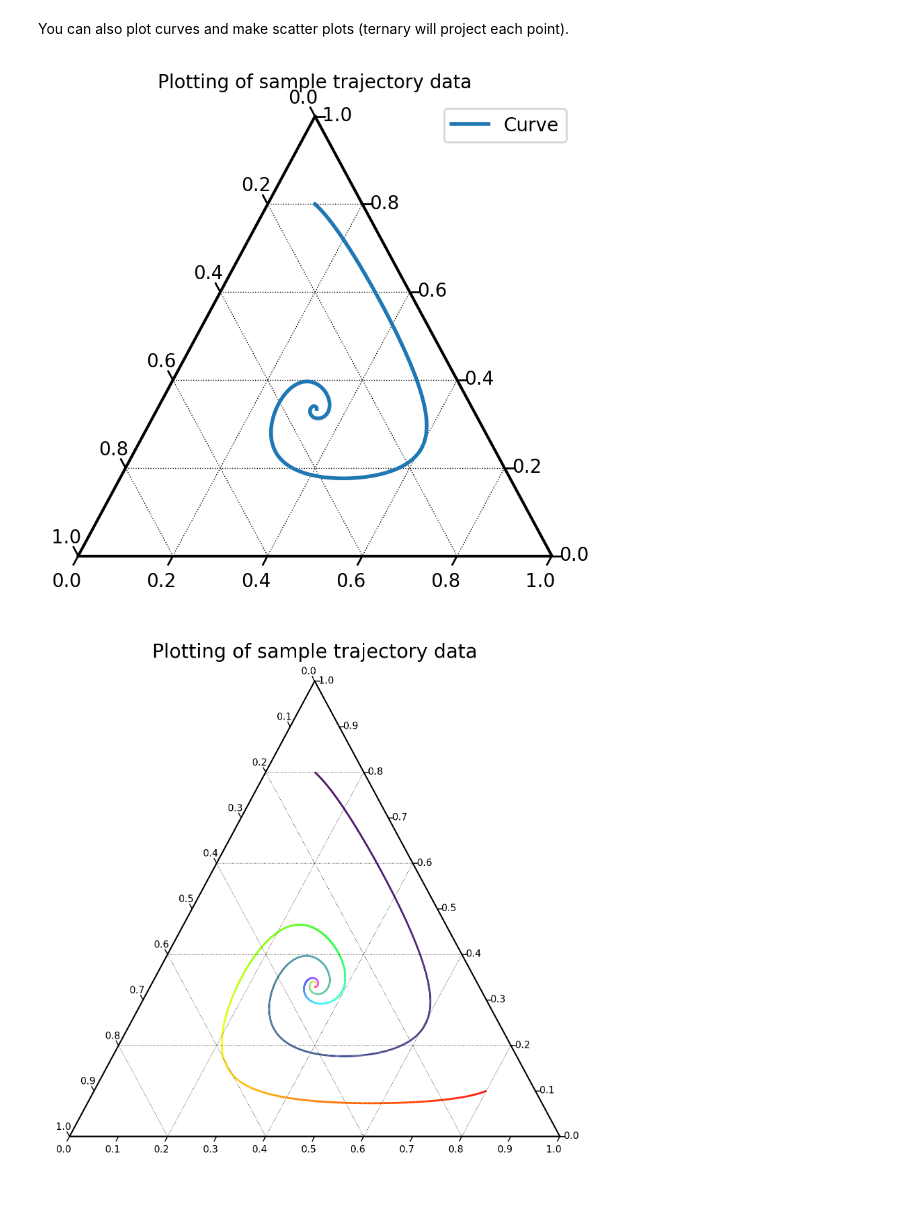
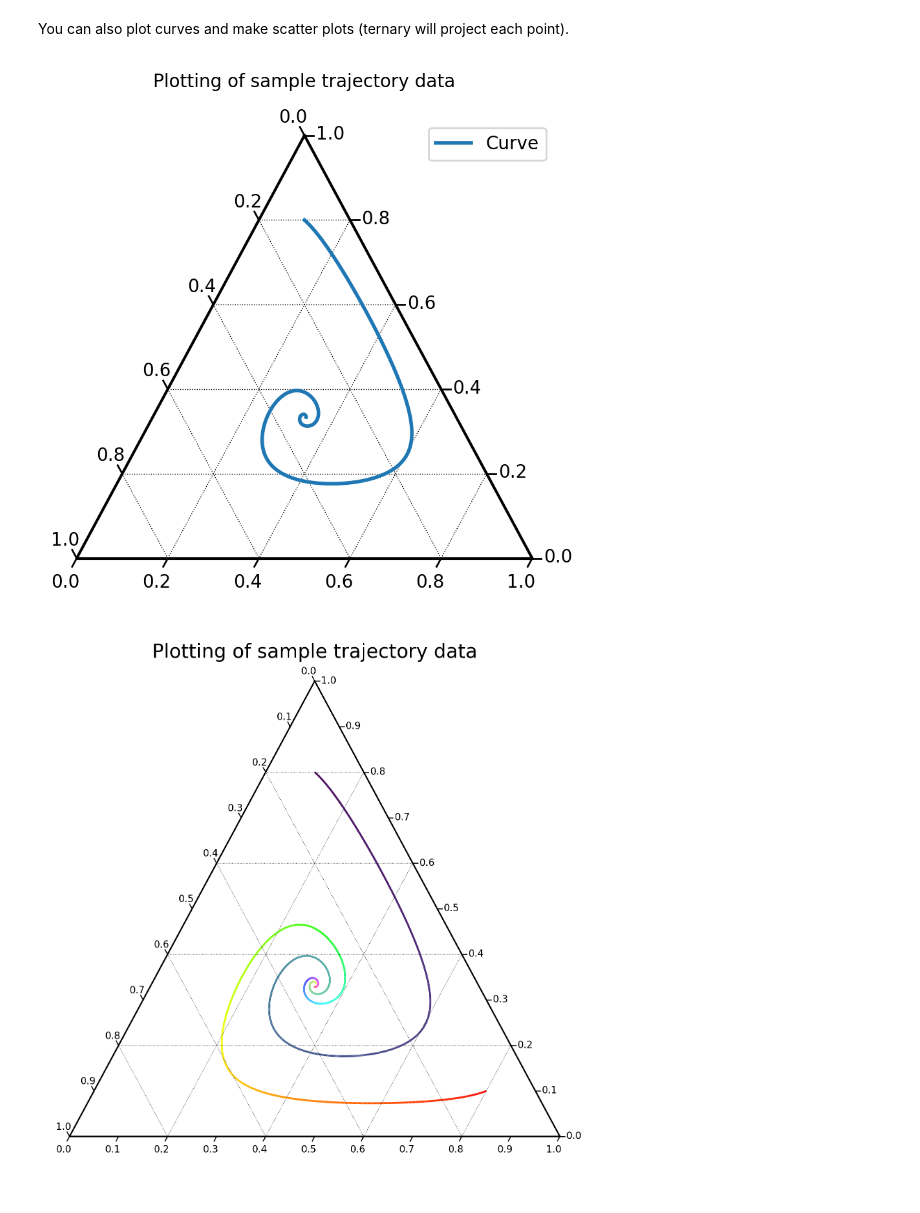
Before and after one commit to marcharper/python-ternary, a Jupyter notebook: examples/Ternary-Examples.ipynb, the cells around one changed output. Cells and saved outputs as stored; diff of their text form; code cells hidden in the pictures.

```diff
--- a/examples/Ternary-Examples.ipynb
+++ b/examples/Ternary-Examples.ipynb
@@ -90,28 +90,29 @@ tax.show()
 # %% [markdown]
 You can also plot curves and make scatter plots (ternary will project each point).
 # %%
+# Load some data, tuples (x,y,z)
+points = []
+with open("sample_data/curve.txt") as handle:
+    for line in handle:
+        points.append(list(map(float, line.split(' '))))
+
 ## Sample trajectory plot
 figure, tax = ternary.figure(scale=1.0)
 figure.set_size_inches(5, 5)
 
 tax.boundary()
 tax.gridlines(multiple=0.2, color="black")
-tax.set_title("Plotting of sample trajectory data", fontsize=10)
-# Load some data, tuples (x,y,z)
-points = []
-with open("sample_data/curve.txt") as handle:
-    for line in handle:
-        points.append(list(map(float, line.split(' '))))
+tax.set_title("Plotting of sample trajectory data\n", fontsize=10)
 
 # Plot the data
 tax.plot(points, linewidth=2.0, label="Curve")
 tax.ticks(axis='lbr', multiple=0.2, linewidth=1, tick_formats="%.1f", offset=0.02)
 
 tax.get_axes().axis('off')
 tax.clear_matplotlib_ticks()
 tax.legend()
 tax.show()
 # %% [output]
-[figure, old version]
+[figure, new version]
 # %%
 # Using same points as above
```
Also changed, not shown: parts of 7 cells of this notebook.
